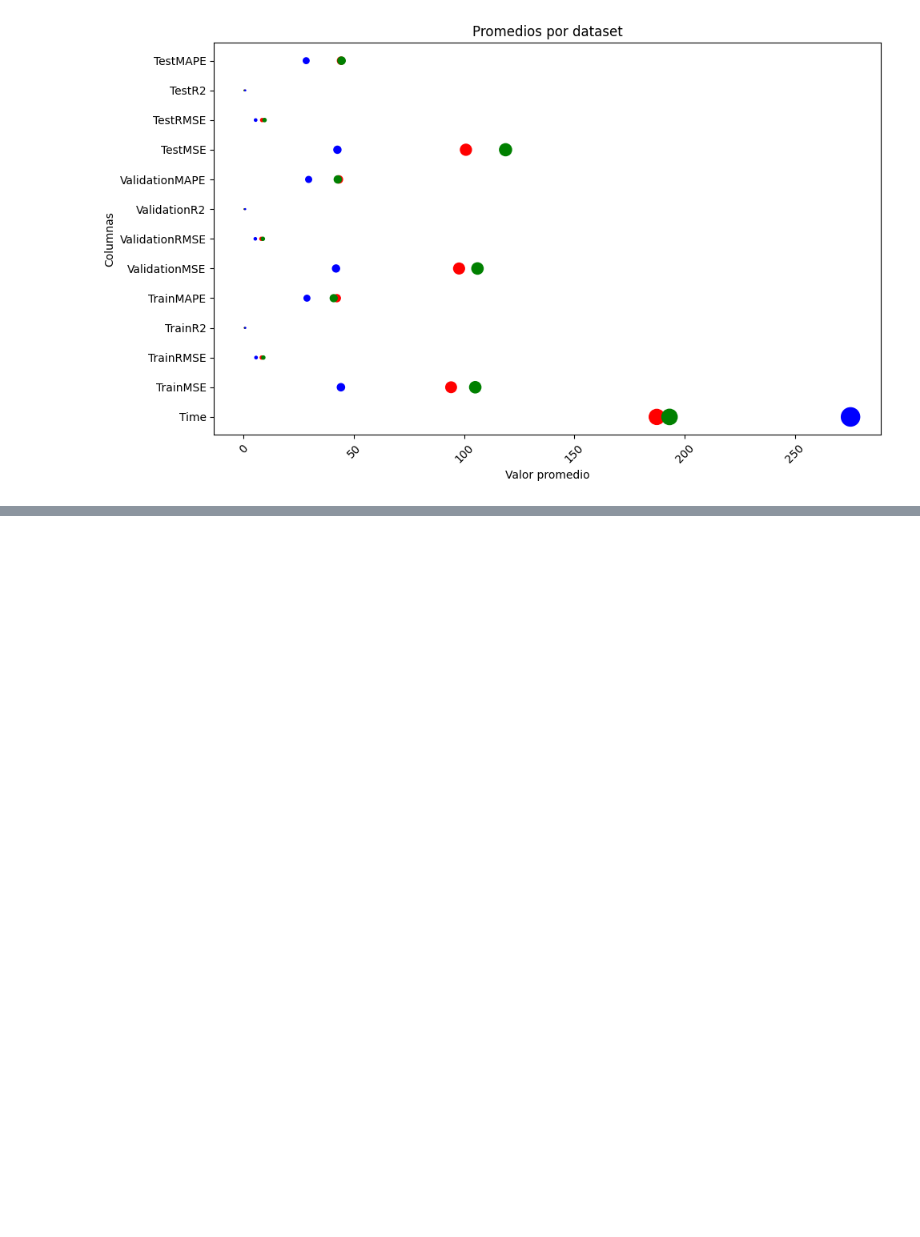
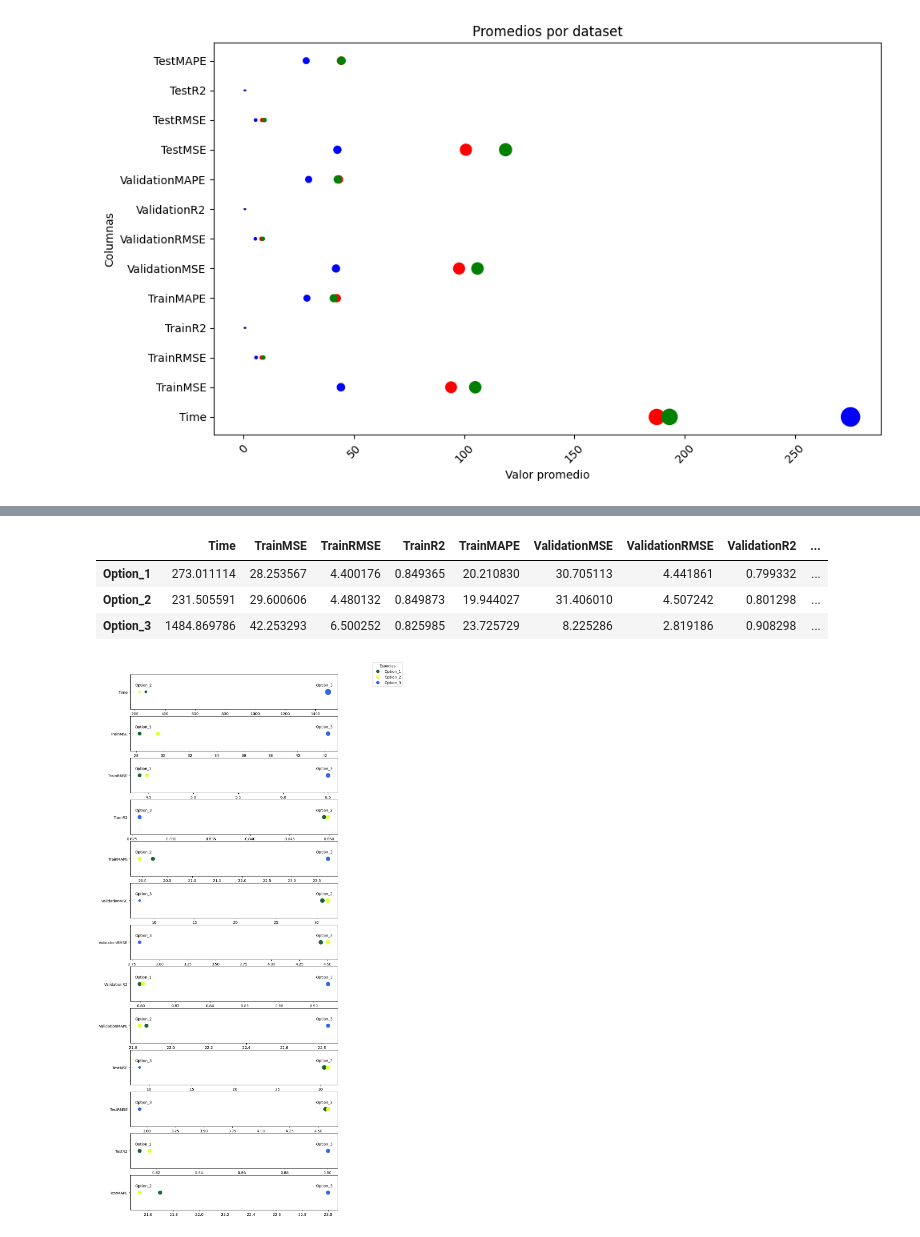
Before and after one commit to PabloCasasGomez/TransferLearning, a Jupyter notebook: performancePlot.ipynb, the cells around one changed output, grey strips where cells are left out. Saved outputs shown, nothing was run; the diff lists cells and outputs as text; code cells hidden in the pictures; blank space fills up the shorter version.

```diff
--- a/performancePlot.ipynb
+++ b/performancePlot.ipynb
@@ -136,3 +136,9 @@ plt.tight_layout()
 plt.show()
 # %% [output]
 [figure]
+# %%
+import pandas as pd
+df_spectabilis = pd.read_csv("resultsTransfer/resultadosTransfer_Abies spectabilis.csv")
+df_option2 = pd.read_csv("resultsTransferOption2/resultados_Option2.csv")
+df_option3 = pd.read_csv("resultsTransferOption3/resultados_Option3.csv")
+df_spectabilis.filter(like="Test").iloc[:,1:].mean(), df_option2.filter(like="Test").iloc[:,1:].mean(), df_option3.filter(like="Test").iloc[:,1:].mean()
@@ -138,0 +194,74 @@ plt.show()
+# %%
+df_comparativo = pd.DataFrame()
+
+df_comparativo = pd.concat([df_comparativo, df_spectabilis.iloc[:,1:].mean()], axis = 1)
+df_comparativo = pd.concat([df_comparativo, df_option2.iloc[:,1:].mean()], axis = 1)
+df_comparativo = pd.concat([df_comparativo, df_option3.iloc[:,1:].mean()], axis = 1)
+
+df_comparativo = df_comparativo.T
+df_comparativo.index =  ['Option_1', 'Option_2', 'Option_3']
+df_comparativo
+# %% [output]
+|  | Time | TrainMSE | TrainRMSE | TrainR2 | TrainMAPE | ValidationMSE | ValidationRMSE | ValidationR2 | ... |
+| Option_1 | 273.011114 | 28.253567 | 4.400176 | 0.849365 | 20.210830 | 30.705113 | 4.441861 | 0.799332 | ... |
+| Option_2 | 231.505591 | 29.600606 | 4.480132 | 0.849873 | 19.944027 | 31.406010 | 4.507242 | 0.801298 | ... |
+| Option_3 | 1484.869786 | 42.253293 | 6.500252 | 0.825985 | 23.725729 | 8.225286 | 2.819186 | 0.908298 | ... |
+# %%
+# Asociamos los colores
+colors = []
+for color in range(df_comparativo.shape[0]):
+    r = np.round(np.random.rand(),1)
+    g = np.round(np.random.rand(),1)
+    b = np.round(np.random.rand(),1)
+
+    colors.append([r,g,b])
+
+
+# Número de columnas
+num_cols = df_comparativo.shape[1]
+
+# Creamos los subplots
+fig, axes = plt.subplots(nrows=num_cols, ncols=1, figsize=(10, 2 * num_cols))
+
+# Reducimos la separación entre graficos
+# plt.subplots_adjust(hspace=0.1)
+
+# Creamos el gráfico
+for i, ax in enumerate(axes):
+
+    ax.scatter(x=df_comparativo.iloc[:, i], y=[df_comparativo.columns[i]] * len(df_comparativo),
+               marker="o",
+               s=(df_comparativo.iloc[:, i] / df_comparativo.iloc[:, i].mean()) * 100, # Calculamos el tamaño de cada punto en función de la media de la columna
+               c=colors,
+               label=df_comparativo.columns[i])
+
+    # Valor de la columna
+    column_values = df_comparativo.iloc[:, i]
+
+    # Encontrar los valores mínimo y máximo
+    max_value = column_values.max()
+    min_value = column_values.min()
+
+    # Obtener los nombres asociados (asumido como índice del DataFrame)
+    max_name = df_comparativo.index[column_values == max_value][0]
+    min_name = df_comparativo.index[column_values == min_value][0]
+
+    # Añadir texto sobre los puntos máximo y mínimo
+    ax.annotate(f"{max_name}", xy=(max_value, df_comparativo.columns[i]), xytext=(-10, 15), textcoords='offset points',
+                ha='center', fontsize=10)
+    ax.annotate(f"{min_name}", xy=(min_value, df_comparativo.columns[i]), xytext=(10, 15), textcoords='offset points',
+                ha='center', fontsize=10)
+
+
+
+# Configurar las etiquetas y el título
+# plt.tight_layout(rect=[0, 0, 1, 0.96])
+
+# Agregar la leyenda con las especies y sus colores correspondientes
+handles = [plt.Line2D([0], [0], marker='o', color='w', markerfacecolor=colors[i], markersize=10, label=species)
+           for i, species in enumerate(df_comparativo.index)]
+fig.legend(handles=handles, loc='upper right', title='Especies', bbox_to_anchor=(1.15, 0.9))
+
+plt.show()
+# %% [output]
+[figure, added]
```
Also changed, not shown: parts of 3 cells of this notebook, 11 other files.
